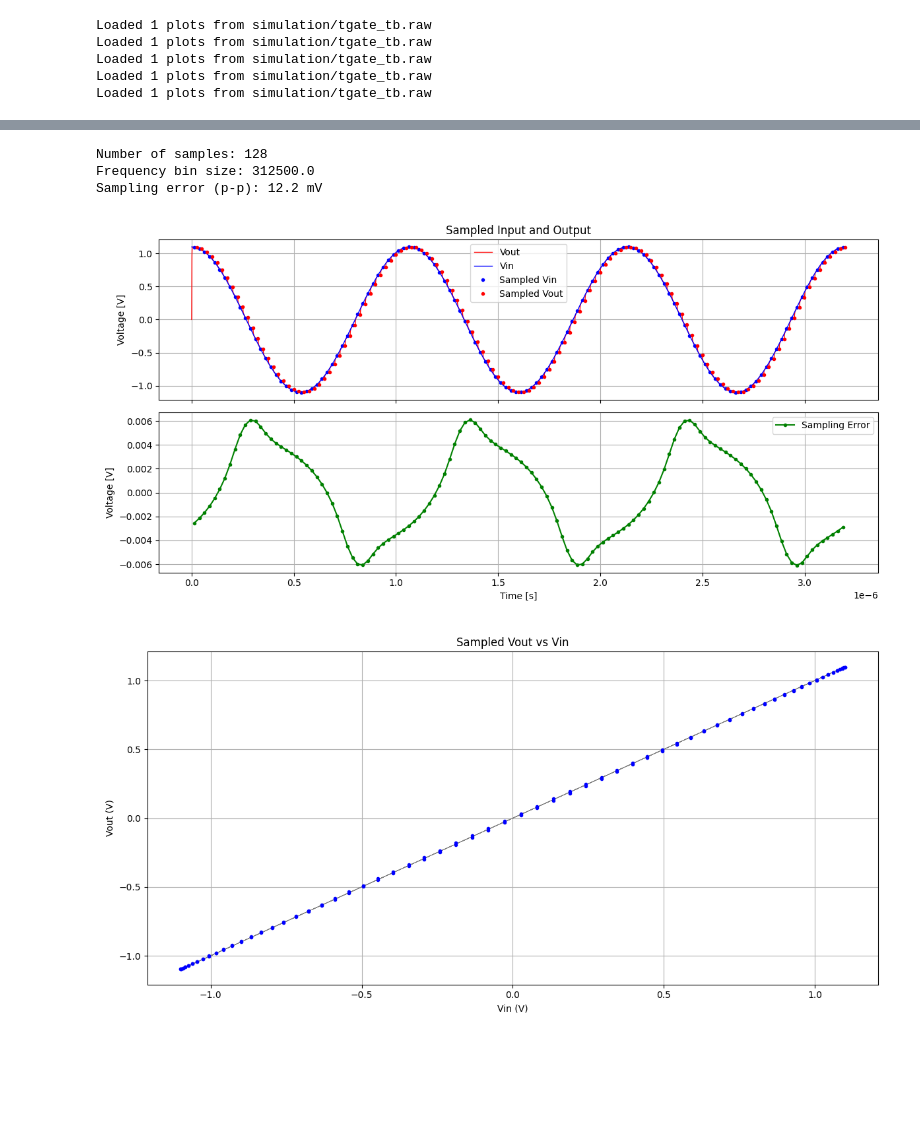
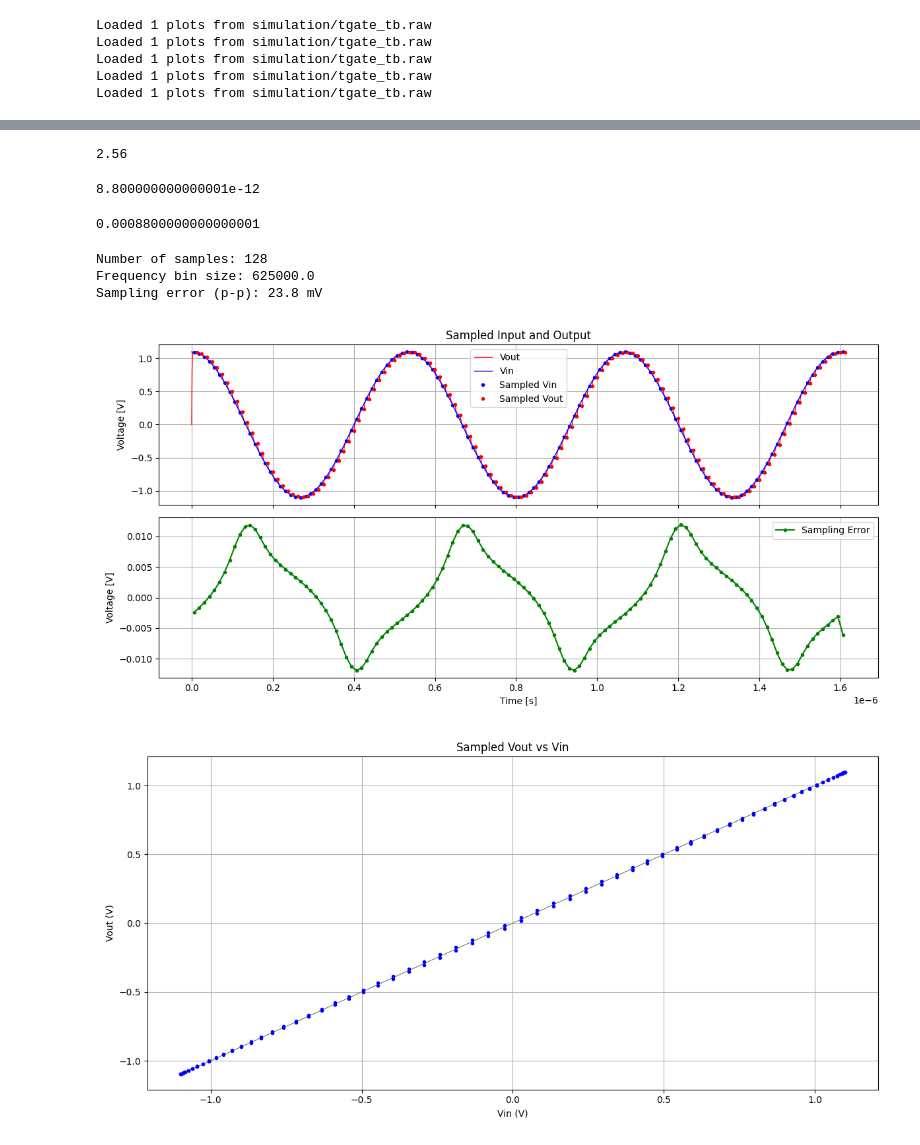
Before and after one commit to CedricHirschi/ngspice_cosim_inv, a Jupyter notebook: designs/tgate/dft.ipynb, the cells around one changed output, grey strips where cells are left out. Saved outputs shown, nothing was run; the diff lists cells and outputs as text; code cells hidden in the pictures; blank space fills up the shorter version.

```diff
--- a/designs/tgate/dft.ipynb
+++ b/designs/tgate/dft.ipynb
@@ -12,7 +12,7 @@ print("Fields:", data.names)
 Loaded 1 plots from simulation/tgate_tb.raw
 Fields: ('time', 'v(vdd)', 'v(vss)', 'v(x1.ctrl_ni)', 'v(ctrl)', 'v(out_p)', 'v(x1.ctrl_i)', 'v(in_p)', 'v(x1.x2.net1)', 'v(x2.ctrl_ni)', 'v(out_n)', 'v(x2.ctrl_i)', 'v(in_n)', 'v(x2.x2.net1)', 'i(vct ...
 # %%
-F_SAMPLING = 40e6
+F_SAMPLING = 80e6
 N = 128
 BASE_HARMONIC = 3
 F_SIGNAL = F_SAMPLING / N * BASE_HARMONIC
@@ -47,3 +47,18 @@ plt.show()
+# %%
+2.24e-15 * 2**2 / 1e-15
+# LSB cap : 10fF
+10e-15 * 2**8 / 1e-12
+# Total output cap: 2.7pF
+# %% [output]
+2.56
+# %%
+8e-12 * 1.1
+# %% [output]
+8.800000000000001e-12
+# %%
+(8e-12 * 1.1) / 10e-9
+# %% [output]
+0.0008800000000000001
 # %%
 sampling_times_in = [0.5 / F_SAMPLING]
 while sampling_times_in[-1] < times[-1]:
@@ -53,41 +68,41 @@ sampling_times_out = [0.99 / F_SAMPLING]
 while sampling_times_out[-1] < times[-1]:
     sampling_times_out.append(sampling_times_out[-1] + 1 / F_SAMPLING)
 
-sampling_times_in = np.array(sampling_times_in)[:-1]
-sampling_times_out = np.array(sampling_times_out)[:-1]
+sampling_times_in = np.array(sampling_times_in)
+sampling_times_out = np.array(sampling_times_out)
 sampling_vin = np.interp(sampling_times_in, times, vin)
 sampling_vout = np.interp(sampling_times_out, times, vout)
 sampling_times_in = sampling_times_in
 sampling_times_out = sampling_times_out
 sampling_error = sampling_vout - sampling_vin
 
-assert N == len(sampling_times_in)
+# assert N == len(sampling_times_in)
 f_bin = F_SAMPLING / N
 print("Number of samples:", N)
 print("Frequency bin size:", f_bin)
 print(f"Sampling error (p-p): {(np.max(sampling_error) - np.min(sampling_error))*1e3:.1f} mV")
 
 fig, ax = plt.subplots(2, 1, figsize=(12, 6), sharex=True)
 ax[0].plot(times, vout, label='Vout', color='red', linewidth=1)
 ax[0].plot(times, vin, label='Vin', color='blue', linewidth=1)
 ax[0].plot(sampling_times_in, sampling_vin, label='Sampled Vin', color='blue', marker='o', markersize=3, linestyle='None')
 ax[0].plot(sampling_times_out, sampling_vout, label='Sampled Vout', color='red', marker='o', markersize=3, linestyle='None')
 ax[0].set_title('Sampled Input and Output')
 ax[0].set_ylabel('Voltage [V]')
 ax[0].grid()
 ax[0].legend()
 ax[1].plot(sampling_times_in, sampling_error, label='Sampling Error', color='green', marker='o', markersize=3)
 ax[1].set_xlabel('Time [s]')
 ax[1].set_ylabel('Voltage [V]')
 ax[1].grid()
 ax[1].legend()
 plt.tight_layout()
 plt.show()
 # %% [output]
 Number of samples: 128
-Frequency bin size: 312500.0
-Sampling error (p-p): 12.2 mV
+Frequency bin size: 625000.0
+Sampling error (p-p): 23.8 mV
-[figure, old version]
+[figure, new version]
 # %%
 plt.figure(figsize=(12, 6))
 plt.plot(sampling_vin[:-1], sampling_vin[:-1], color='gray', linewidth=0.5)
```
Also changed, not shown: parts of 4 cells of this notebook, 3 other files.
